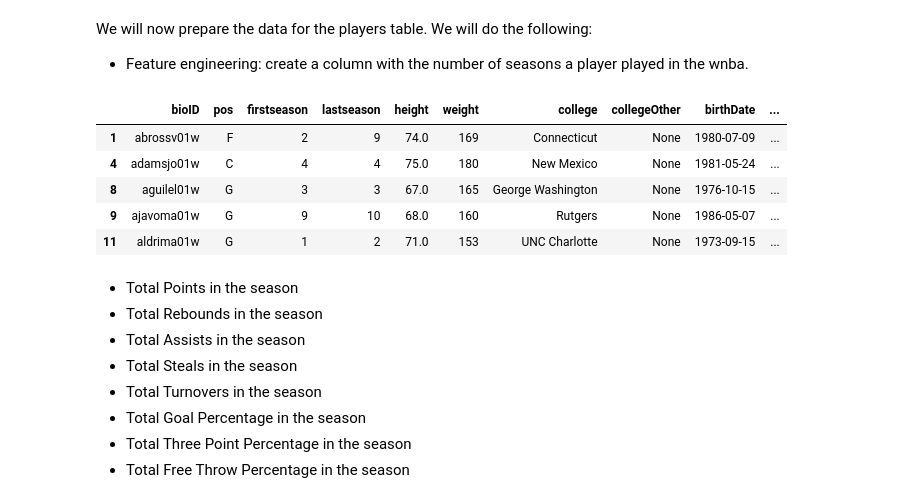
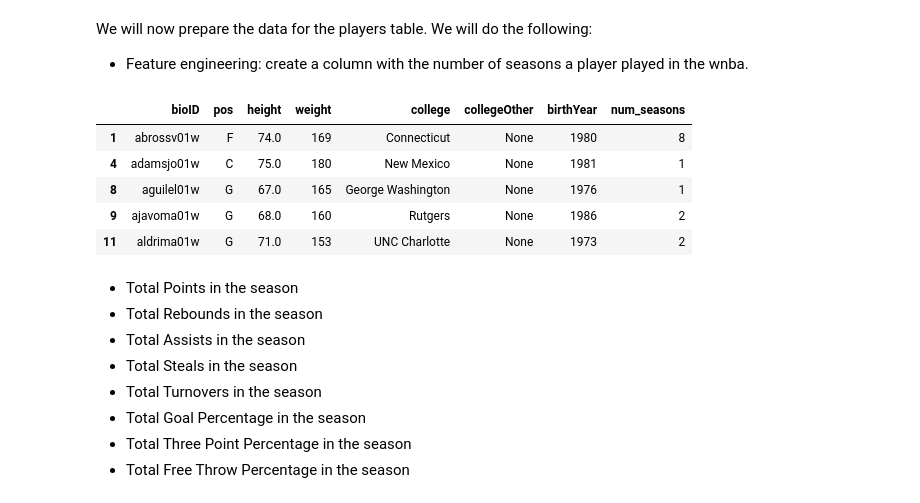
Before and after one commit to jogp10/WnbaPlayoffsPredicting, a Jupyter notebook: notebooks/preparation.ipynb, the cells around one changed output. Drawn from its saved outputs; the diff is of its cells as text; code cells hidden in the pictures.

```diff
--- a/notebooks/preparation.ipynb
+++ b/notebooks/preparation.ipynb
@@ -155,10 +151,10 @@ dfs["players_df"]["birthDate"] = dfs["players_df"]["birthDate"].replace('0000-00
 dfs["players_df"]["deathDate"] = dfs["players_df"]["deathDate"].replace('00-00-00', None)
 dfs["players_df"]["deathDate"] = dfs["players_df"]["deathDate"].replace('0000-00-00', None)
 
-# If value == 0, replace with null (height, weight)
+# If value == 0, replace with median (height, weight)
 
-dfs["players_df"]["height"] = dfs["players_df"]["height"].replace(0, None)
-dfs["players_df"]["weight"] = dfs["players_df"]["weight"].replace(0, None)
+dfs["players_df"]["height"].fillna(dfs["players_df"]["height"].mean(), inplace=True)
+dfs["players_df"]["weight"].fillna(dfs["players_df"]["weight"].mean(), inplace=True)
 
 # If value == "", replace with null (college, collegeOther, firstRound, semis, finals)
 
@@ -228,0 +227,2 @@ Number of values in the players_df:  555
+# %%
+dfs["players_df"] = dfs["players_df"].drop('deathDate', axis=1)
@@ -229,3 +231,10 @@ Number of values in the players_df:  555
+# %%
+# Convert 'birthDate' to datetime if it's not already
+dfs["players_df"]['birthDate'] = pd.to_datetime(dfs["players_df"]['birthDate'])
+
+# Create a new 'birthYear' column
+dfs["players_df"]['birthYear'] = dfs["players_df"]['birthDate'].dt.year
+dfs["players_df"] = dfs["players_df"].drop('birthDate', axis=1)
 # %% [markdown]
 ### Populate first and last seasons of a player in the wnba
 # %% [markdown]
@@ -295,6 +303,10 @@ GP is the number of games played and should also not be converted to binary, as
 The other binary values are binary and should be converted to binary.
 # %%
 #Convert the binary columns to 0 and 1 (confID, playoff, firstRound, semis, finals)
+
+columns = ['firstRound', 'semis', 'finals']
+for col in columns:
+    dfs["teams_df"][col].fillna('NQ', inplace=True)
 
 binary_columns = ["confID", "playoff", "firstRound", "semis", "finals"]
 
@@ -303,6 +315,7 @@ for col in binary_columns:
     dfs["teams_df"][col] = dfs["teams_df"][col].replace('WE', 1)
     dfs["teams_df"][col] = dfs["teams_df"][col].replace('L', 0)
     dfs["teams_df"][col] = dfs["teams_df"][col].replace('W', 1)
+    dfs["teams_df"][col] = dfs["teams_df"][col].replace('NQ', -1)
     dfs["teams_df"][col] = dfs["teams_df"][col].replace('N', 0)
     dfs["teams_df"][col] = dfs["teams_df"][col].replace('Y',1)
 
@@ -387,15 +400,16 @@ We will now prepare the data for the players table. We will do the following:
 - Feature engineering: create a column with the number of seasons a player played in the wnba.
 # %%
 dfs['players_df'].loc[:, 'num_seasons'] = dfs['players_df']['lastseason'] - dfs['players_df']['firstseason'] + 1
+dfs['players_df'] = dfs['players_df'].drop(columns=['firstseason', 'lastseason'])
 
 dfs['players_df'].head()
 # %% [output]
-|  | bioID | pos | firstseason | lastseason | height | weight | college | collegeOther | birthDate | ... |
-| 1 | abrossv01w | F | 2 | 9 | 74.0 | 169 | Connecticut | None | 1980-07-09 | ... |
-| 4 | adamsjo01w | C | 4 | 4 | 75.0 | 180 | New Mexico | None | 1981-05-24 | ... |
-| 8 | aguilel01w | G | 3 | 3 | 67.0 | 165 | George Washington | None | 1976-10-15 | ... |
-| 9 | ajavoma01w | G | 9 | 10 | 68.0 | 160 | Rutgers | None | 1986-05-07 | ... |
-| 11 | aldrima01w | G | 1 | 2 | 71.0 | 153 | UNC Charlotte | None | 1973-09-15 | ... |
+|  | bioID | pos | height | weight | college | collegeOther | birthYear | num_seasons |
+| 1 | abrossv01w | F | 74.0 | 169 | Connecticut | None | 1980 | 8 |
+| 4 | adamsjo01w | C | 75.0 | 180 | New Mexico | None | 1981 | 1 |
+| 8 | aguilel01w | G | 67.0 | 165 | George Washington | None | 1976 | 1 |
+| 9 | ajavoma01w | G | 68.0 | 160 | Rutgers | None | 1986 | 2 |
+| 11 | aldrima01w | G | 71.0 | 153 | UNC Charlotte | None | 1973 | 2 |
 # %% [markdown]
 - Total Points in the season
 - Total Rebounds in the season
```
Also changed, not shown: parts of 29 cells of this notebook, 20 other files.
